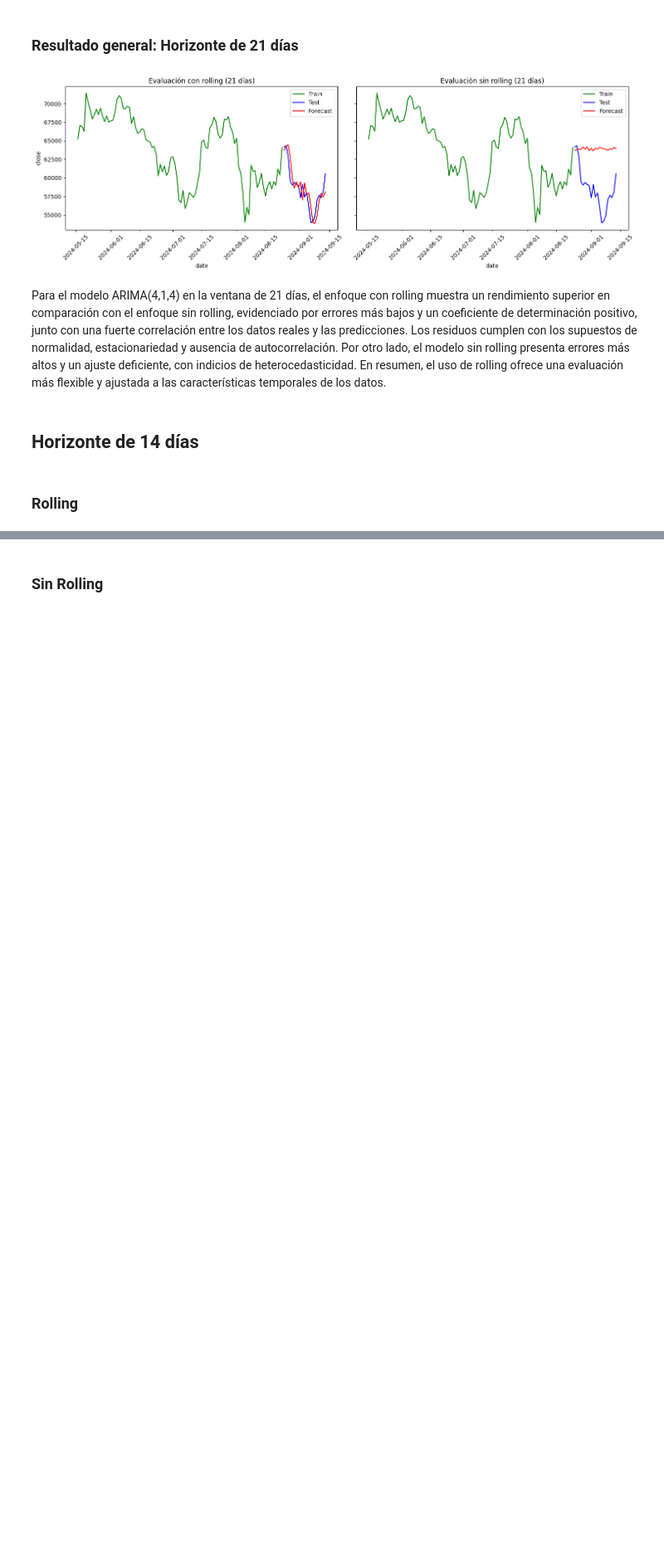
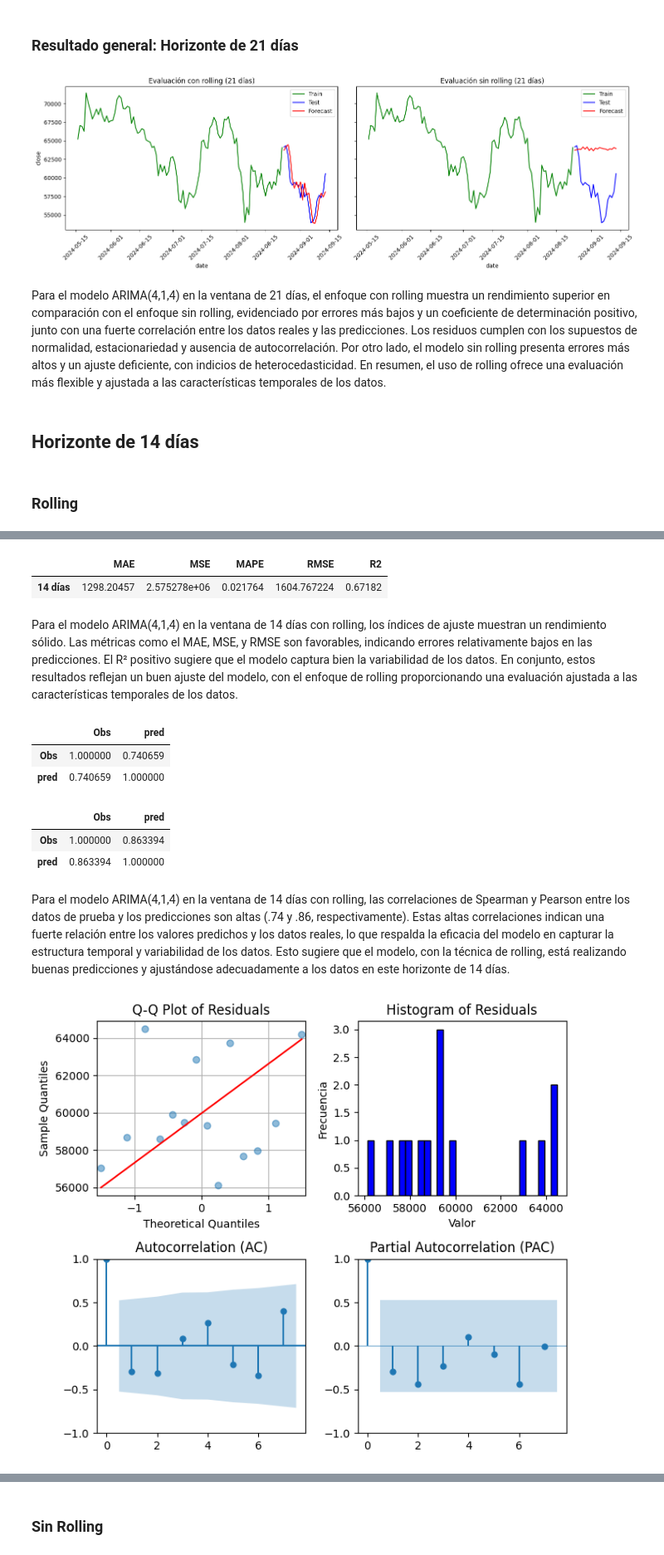
Before and after one commit to cjarango/DataViz, a Jupyter notebook: Act_1_JM.ipynb, the cells around one changed output, grey strips where cells are left out. Shown at 83% size. Drawn from its saved outputs; the diff is of its cells as text; code cells hidden in the pictures; blank space fills up the shorter version.

```diff
--- a/Act_1_JM.ipynb
+++ b/Act_1_JM.ipynb
@@ -1922,5 +1922,11 @@ plt.show()
 Para el modelo ARIMA(4,1,4) en la ventana de 21 días, el enfoque con rolling muestra un rendimiento superior en comparación con el enfoque sin rolling, evidenciado por errores más bajos y un coeficiente de determinación positivo, junto con una fuerte correlación entre los datos reales y las predicciones. Los residuos cumplen con los supuestos de normalidad, estacionariedad y ausencia de autocorrelación. Por otro lado, el modelo sin rolling presenta errores más altos y un ajuste deficiente, con indicios de heterocedasticidad. En resumen, el uso de rolling ofrece una evaluación más flexible y ajustada a las características temporales de los datos.
 # %% [markdown]
 ## Horizonte de 14 días
+# %%
+test_14d = CL_df.close[train_size:train_size + 14]
+dates_14d = CL_df.date[train_size:train_size + 14]
 # %% [markdown]
 ### Rolling
+# %%
+test_14d = test_14d.tolist()
+yhat_14d  = arima_rolling(train.tolist(), test_14d, order = (4,1,4))
@@ -1926,0 +1948,60 @@ Para el modelo ARIMA(4,1,4) en la ventana de 21 días, el enfoque con rolling mu
+# %%
+forecast_accuracy(np.array(test_14d), np.array(yhat_14d), "14 días")
+# %% [output]
+|  | MAE | MSE | MAPE | RMSE | R2 |
+| 14 días | 1298.20457 | 2.575278e+06 | 0.021764 | 1604.767224 | 0.67182 |
+# %% [markdown]
+Para el modelo ARIMA(4,1,4) en la ventana de 14 días con rolling, los índices de ajuste muestran un rendimiento sólido. Las métricas como el MAE, MSE, y RMSE son favorables, indicando errores relativamente bajos en las predicciones. El R² positivo sugiere que el modelo captura bien la variabilidad de los datos. En conjunto, estos resultados reflejan un buen ajuste del modelo, con el enfoque de rolling proporcionando una evaluación ajustada a las características temporales de los datos.
+# %%
+df_cor = pd.DataFrame({
+    'Obs': test_14d,
+    'pred': yhat_14d
+})
+df_cor.corr(method='spearman')
+# %% [output]
+|  | Obs | pred |
+| Obs | 1.000000 | 0.740659 |
+| pred | 0.740659 | 1.000000 |
+# %%
+df_cor = pd.DataFrame({
+    'Obs': test_14d,
+    'pred': yhat_14d
+})
+df_cor.corr(method='pearson')
+# %% [output]
+|  | Obs | pred |
+| Obs | 1.000000 | 0.863394 |
+| pred | 0.863394 | 1.000000 |
+# %% [markdown]
+Para el modelo ARIMA(4,1,4) en la ventana de 14 días con rolling, las correlaciones de Spearman y Pearson entre los datos de prueba y los predicciones son altas (.74 y .86, respectivamente). Estas altas correlaciones indican una fuerte relación entre los valores predichos y los datos reales, lo que respalda la eficacia del modelo en capturar la estructura temporal y variabilidad de los datos. Esto sugiere que el modelo, con la técnica de rolling, está realizando buenas predicciones y ajustándose adecuadamente a los datos en este horizonte de 14 días.
+# %%
+residuos = pd.DataFrame(list(set(yhat_14d) - set(test_14d)))
+
+# Crear una figura con 2 filas y 2 columnas
+fig, axes = plt.subplots(2, 2, figsize=(7, 6), sharex=False)
+
+# Primer gráfico: Q-Q plot
+sm.qqplot(residuos, line='s', ax=axes[0, 0], alpha=0.5, lw=2)
+axes[0, 0].set_title('Q-Q Plot of Residuals')
+axes[0, 0].set_xlabel('Theoretical Quantiles')
+axes[0, 0].set_ylabel('Sample Quantiles')
+axes[0, 0].grid(True)
+
+# Segundo gráfico: Histograma
+axes[0, 1].hist(residuos, bins=30, color='blue', edgecolor='black')
+axes[0, 1].set_title('Histogram of Residuals')
+axes[0, 1].set_xlabel('Valor')
+axes[0, 1].set_ylabel('Frecuencia')
+
+# Tercer gráfico: ACF (en la fila inferior, columna 0)
+plot_acf(residuos[0], ax=axes[1, 0])
+axes[1, 0].set_title('Autocorrelation (AC)')
+
+# Cuarto gráfico: PACF (en la fila inferior, columna 1)
+plot_pacf(residuos[0], ax=axes[1, 1], linewidth=0.5)
+axes[1, 1].set_title('Partial Autocorrelation (PAC)')
+
+plt.tight_layout()
+plt.show()
+# %% [output]
+[figure, added]
```
Also changed, not shown: parts of 25 cells of this notebook.
